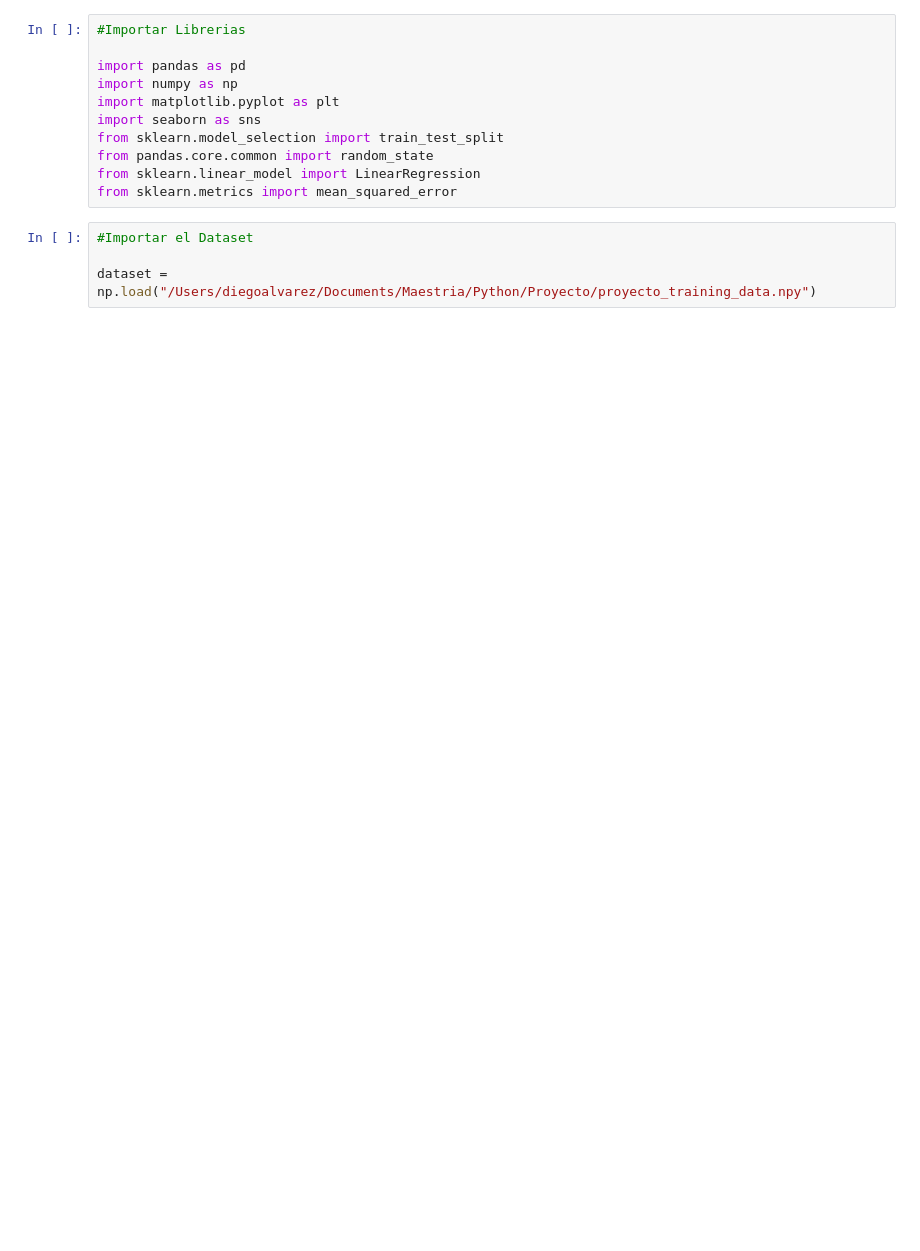
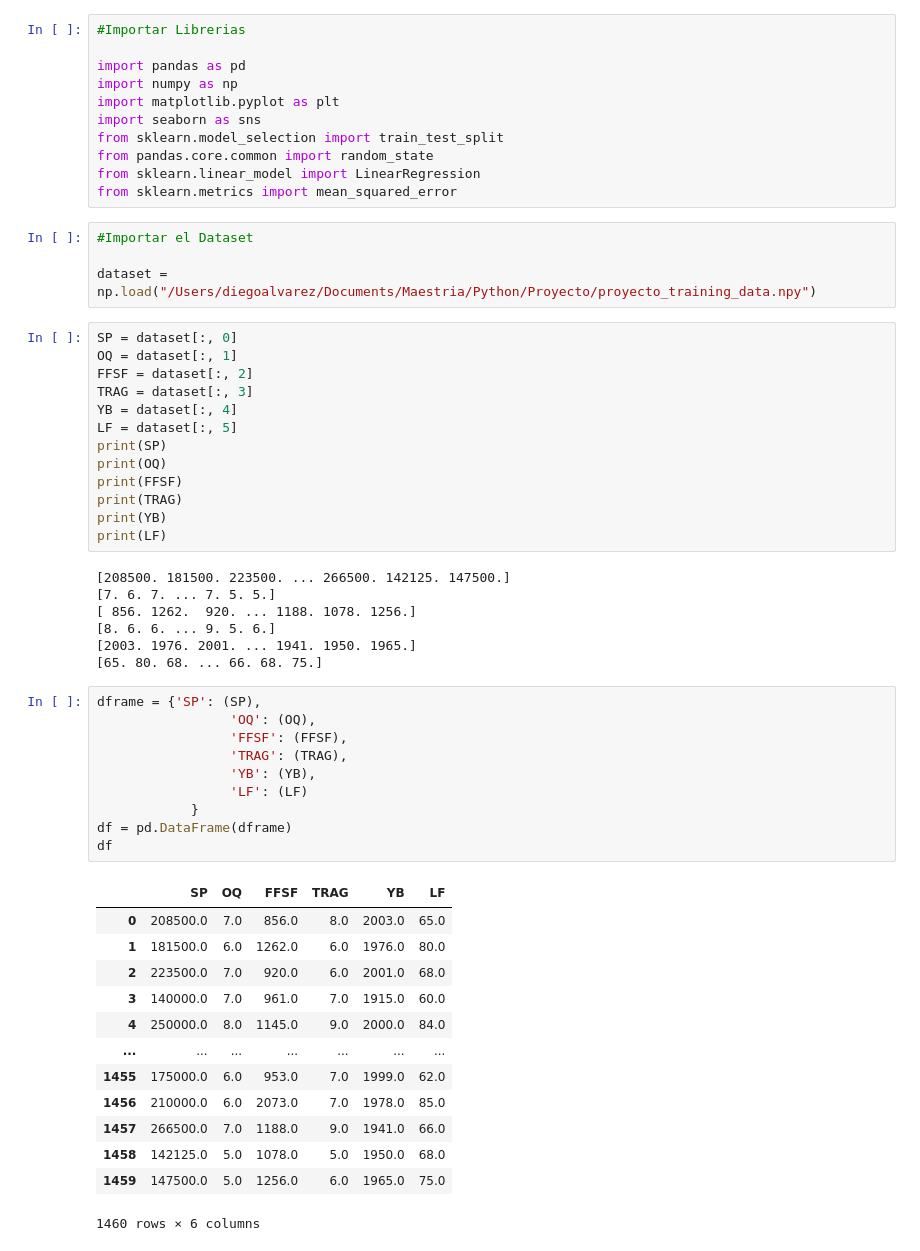
Before and after one commit to dihego2402/ASfifds, a Jupyter notebook: Proyecto.ipynb, the cells around one changed output. Cells and saved outputs as stored; diff of their text form; blank space fills up the shorter version.

```diff
--- a/Proyecto.ipynb
+++ b/Proyecto.ipynb
@@ -13,3 +13,47 @@ from sklearn.metrics import mean_squared_error
 #Importar el Dataset
 
 dataset = np.load("/Users/diegoalvarez/Documents/Maestria/Python/Proyecto/proyecto_training_data.npy")
+# %%
+SP = dataset[:, 0]
+OQ = dataset[:, 1]
+FFSF = dataset[:, 2]
+TRAG = dataset[:, 3]
+YB = dataset[:, 4]
+LF = dataset[:, 5]
+print(SP)
+print(OQ)
+print(FFSF)
+print(TRAG)
+print(YB)
+print(LF)
+# %% [output]
+[208500. 181500. 223500. ... 266500. 142125. 147500.]
+[7. 6. 7. ... 7. 5. 5.]
+[ 856. 1262.  920. ... 1188. 1078. 1256.]
+[8. 6. 6. ... 9. 5. 6.]
+[2003. 1976. 2001. ... 1941. 1950. 1965.]
+[65. 80. 68. ... 66. 68. 75.]
+# %%
+dframe = {'SP': (SP),
+                 'OQ': (OQ),
+                 'FFSF': (FFSF),
+                 'TRAG': (TRAG),
+                 'YB': (YB),
+                 'LF': (LF)
+            }
+df = pd.DataFrame(dframe)
+df
+# %% [output]
+|  | SP | OQ | FFSF | TRAG | YB | LF |
+| 0 | 208500.0 | 7.0 | 856.0 | 8.0 | 2003.0 | 65.0 |
+| 1 | 181500.0 | 6.0 | 1262.0 | 6.0 | 1976.0 | 80.0 |
+| 2 | 223500.0 | 7.0 | 920.0 | 6.0 | 2001.0 | 68.0 |
+| 3 | 140000.0 | 7.0 | 961.0 | 7.0 | 1915.0 | 60.0 |
+| 4 | 250000.0 | 8.0 | 1145.0 | 9.0 | 2000.0 | 84.0 |
+| ... | ... | ... | ... | ... | ... | ... |
+| 1455 | 175000.0 | 6.0 | 953.0 | 7.0 | 1999.0 | 62.0 |
+| 1456 | 210000.0 | 6.0 | 2073.0 | 7.0 | 1978.0 | 85.0 |
+| 1457 | 266500.0 | 7.0 | 1188.0 | 9.0 | 1941.0 | 66.0 |
+| 1458 | 142125.0 | 5.0 | 1078.0 | 5.0 | 1950.0 | 68.0 |
+| 1459 | 147500.0 | 5.0 | 1256.0 | 6.0 | 1965.0 | 75.0 |
+1460 rows × 6 columns
```
Also changed, not shown: parts of 12 cells of this notebook.
